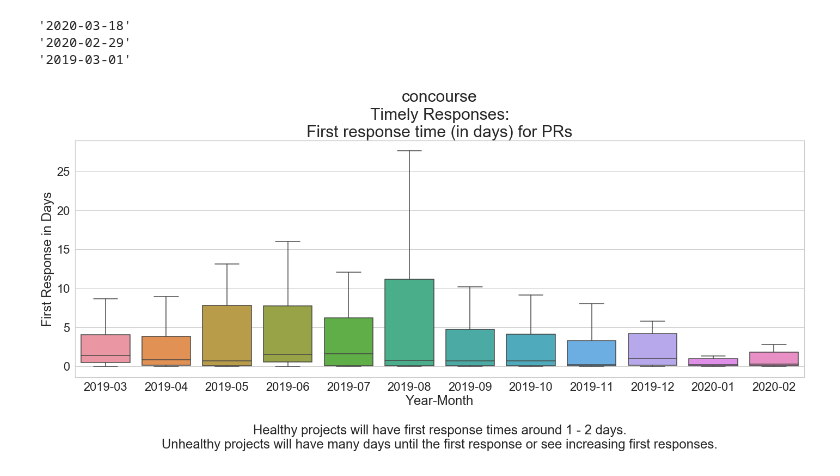
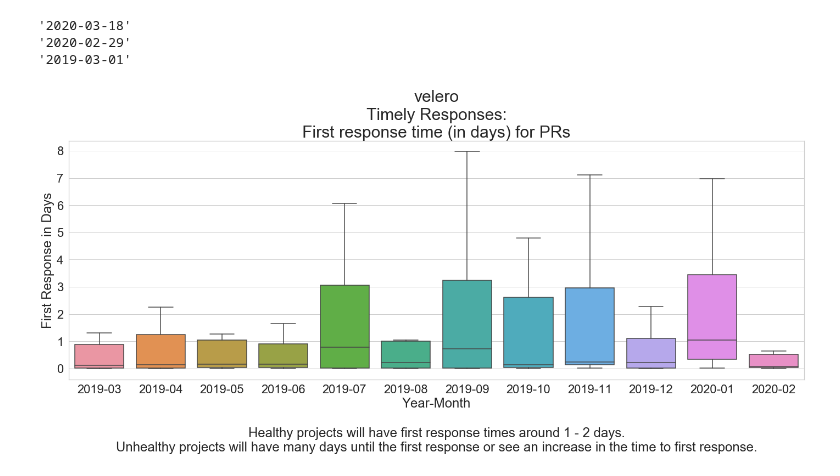
Before and after one commit to Hsingh2096/Hsingh2096, a Jupyter notebook: code/dawn_response_time.ipynb, the cells around one changed output. Cells and saved outputs as stored; diff of their text form; code cells hidden in the pictures.

```diff
--- a/code/dawn_response_time.ipynb
+++ b/code/dawn_response_time.ipynb
@@ -42,12 +42,12 @@ print(repo_list)
 # %%
 ## List of repository IDs for the report
 #repo_dict = {25760, 25663} #spring-boot & spring-framework
-repo_dict = {28051} # concourse
+#repo_dict = {28051} # concourse
 #repo_dict = {26983} #postfacto
 #repo_dict = {25432} #rabbitmq-server
 #repo_dict = {25663} #spring-framework
 #repo_dict = {28030} #sonobuoy
-#repo_dict = {28031} #velero
+repo_dict = {28031} #velero
 # %%
 #from datetime import date
 import datetime
@@ -195,15 +195,15 @@ year_month_list.sort()
 # %%
 sns.set_style('ticks')
 sns.set(style="whitegrid", font_scale=2)
 
 fig, ax = plt.subplots()
 fig.set_size_inches(24, 8)
 
 title = repo_name + "\nTimely Responses:\nFirst response time (in days) for PRs"
 
 my_plot = sns.boxplot(x='yearmonth', y='diff_days', data=pr_all, ax=ax, order=year_month_list, showfliers = False).set_title(title, fontsize=30)
 
 risk_bar_labels = ax.set_ylabel('First Response in Days')
-risk_bar_labels = ax.set_xlabel('Year-Month\n\nHealthy projects will have first response times around 1 - 2 days.\nUnhealthy projects will have many days until the first response or see increasing first responses.')
+risk_bar_labels = ax.set_xlabel('Year-Month\n\nHealthy projects will have first response times around 1 - 2 days.\nUnhealthy projects will have many days until the first response or see an increase in the time to first response.')
 # %% [output]
-[figure, old version]
+[figure, new version]
```
